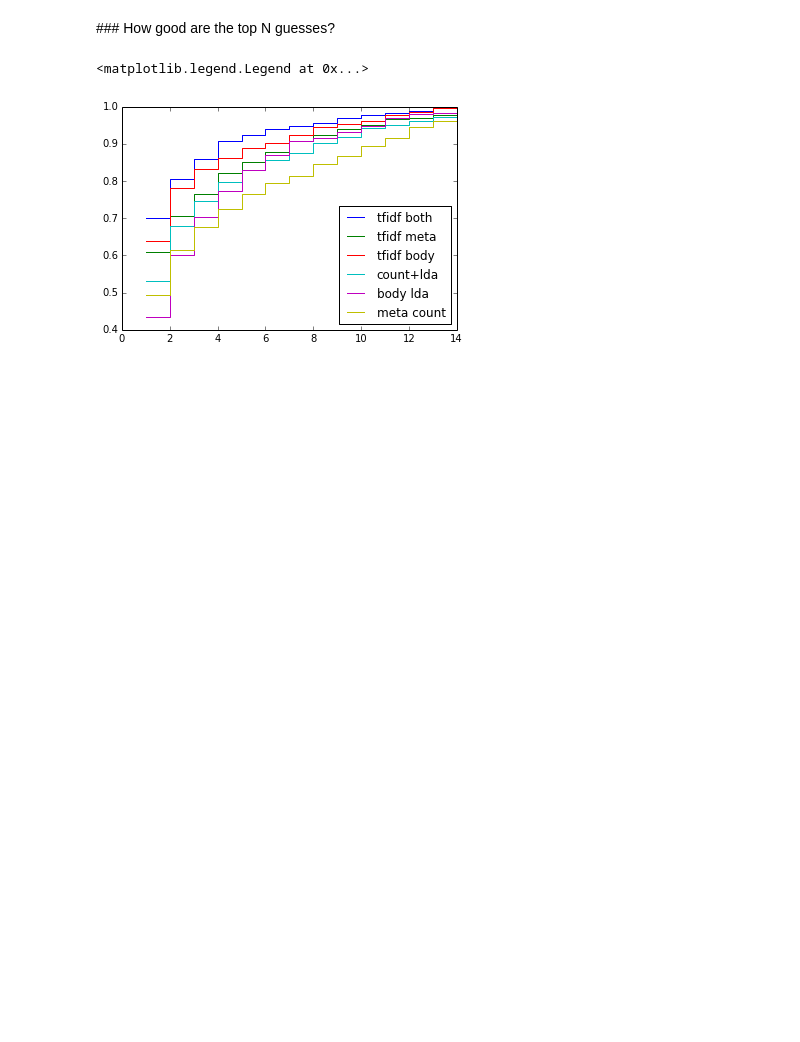
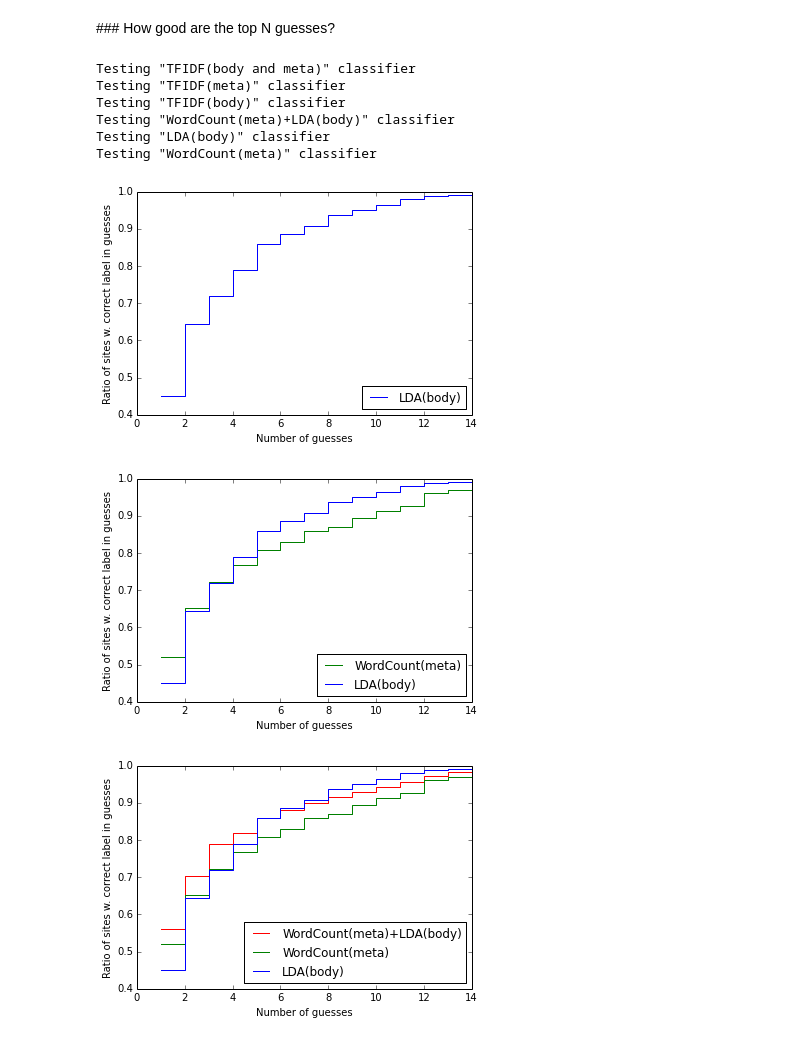
Before and after one commit to comp6028team17/gensim_testing, a Jupyter notebook: pipeline_union.ipynb, the cells around one changed output. Cells and saved outputs as stored; diff of their text form; code cells hidden in the pictures; blank space fills up the shorter version.

Commit message:
Things for making graphs for the presentation

```diff
--- a/pipeline_union.ipynb
+++ b/pipeline_union.ipynb
@@ -127,20 +114,49 @@ avg / total       0.71      0.70      0.70       600
 # %% [markdown]
 ### How good are the top N guesses?
 # %%
+X_train, X_test, y_train, y_test = datastuff.tt_split(X, classes, test_size = 0.25)
 clfs = [
     pipelines.make_classifier(dictionary, meta_kind='tfidf', body_kind='tfidf', classifier = 'svc'),
     pipelines.make_classifier(dictionary, meta_kind='tfidf', body_kind=None, classifier = 'svc'),
     pipelines.make_classifier(dictionary, meta_kind=None, body_kind='tfidf', classifier = 'svc'),
     pipelines.make_classifier(dictionary, meta_kind='count', body_kind='lda', classifier = 'svc'),
     pipelines.make_classifier(dictionary, meta_kind=None, body_kind='lda', classifier = 'svc'),
     pipelines.make_classifier(dictionary, meta_kind='count', body_kind=None, classifier = 'svc')
 ]
-for clf in clfs:
+legends = ['TFIDF(body and meta)', 'TFIDF(meta)', 'TFIDF(body)', 'WordCount(meta)+LDA(body)', 'LDA(body)', 'WordCount(meta)']
+accuracies = []
+colors = ['b','g','r','c','y','k']
+
+for legend, clf in zip(legends, clfs):
+    print "Testing \"{}\" classifier".format(legend)
     clf.fit(X_train, y_train)
-    accuracies = analysis.accuracy_of_top_n_guesses(clf, X_test, y_test)
-    plt.step(range(1, len(accuracies)+1),accuracies, where='post')
+    accuracies.append(analysis.accuracy_of_top_n_guesses(clf, X_test, y_test))
 
-plt.legend(['tfidf both', 'tfidf meta', 'tfidf body', 'count+lda', 'body lda', 'meta count'], loc='lower right')
+inds = np.argsort([a[0] for a in accuracies])
+accuracies = np.array(accuracies)[inds]
+clfs = np.array(clfs)[inds]
+legends = np.array(legends)[inds]
+
+for i in range(len(clfs)):
+    f = plt.figure()
+    lines = [plt.step(range(1, len(accuracies[j])+1),accuracies[j], c = colors[j], where='post')[0]
+             for j in range(i, -1, -1)]
+    legs = legends[:i+1][::-1]
+    #print lines, legs
+
+    plt.legend(lines, legs, loc='lower right')
+    plt.ylim((0.4, 1))
+    plt.ylabel('Ratio of sites w. correct label in guesses')
+    plt.xlabel('Number of guesses')
+    plt.show()
+    #plt.savefig('classifier-n-guesses_{}.pdf'.format(i), bbox_inches='tight')
 # %% [output]
-<matplotlib.legend.Legend at 0x...>
+Testing "TFIDF(body and meta)" classifier
+Testing "TFIDF(meta)" classifier
+Testing "TFIDF(body)" classifier
+Testing "WordCount(meta)+LDA(body)" classifier
+Testing "LDA(body)" classifier
+Testing "WordCount(meta)" classifier
-[figure, old version]
+[figure, new version]
+[figure, added]
+[figure, added]
```
Also changed, not shown: parts of 5 cells of this notebook.
